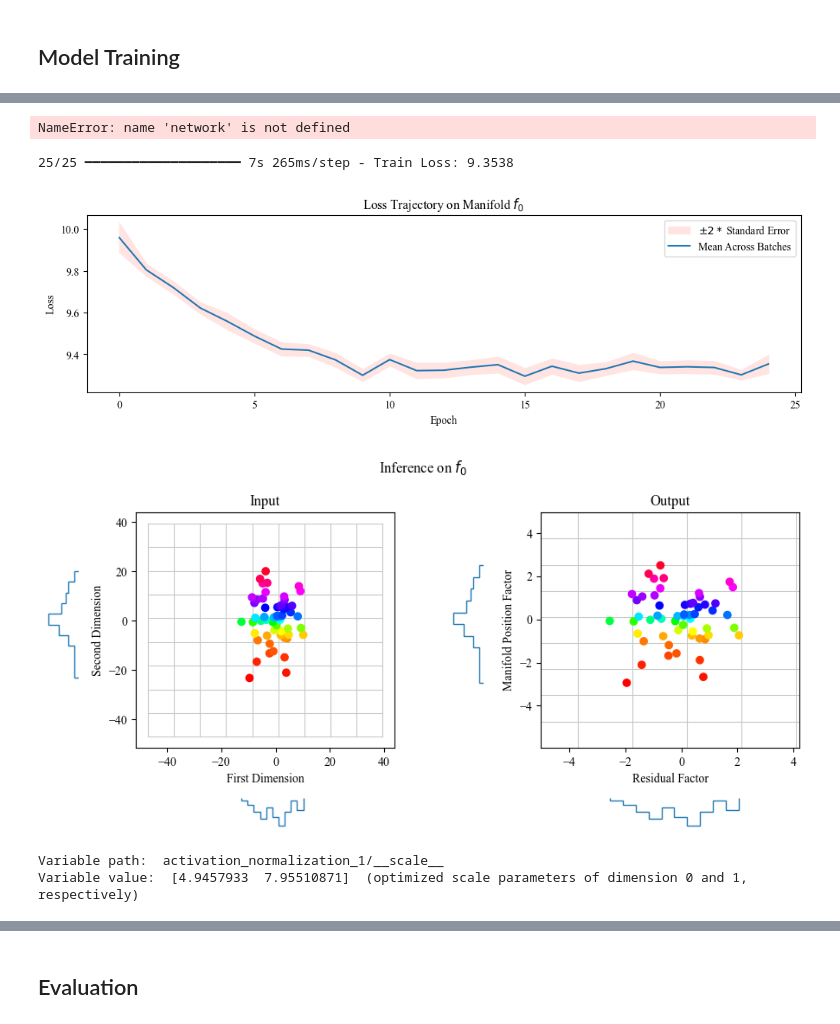
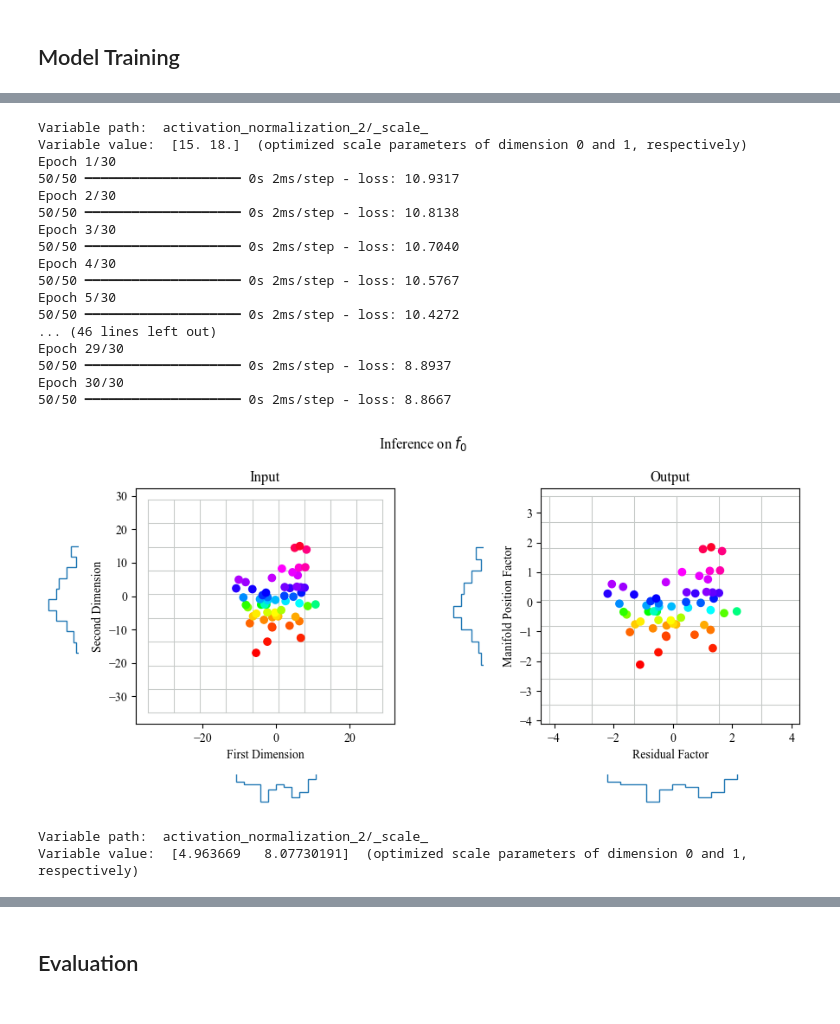
Before and after one commit to TimHenry1995/gyoza, a Jupyter notebook: tutorials/Tutorial 1 - Linear Scaling.ipynb, the cells around one changed output, grey strips where cells are left out. Cells and saved outputs as stored; diff of their text form; code cells hidden in the pictures.

Commit message:
graph mode now working

```diff
--- a/tutorials/Tutorial 1 - Linear Scaling.ipynb
+++ b/tutorials/Tutorial 1 - Linear Scaling.ipynb
@@ -72,5 +144,26 @@ gtp.plot_input_output(network, S=S, manifold_function=manifold_function, noise_s
 # %% [markdown]
 ## Model Training
+# %%
+# Reproducibility
+gtds.reset_random_number_generators(seed=123)
+
+# Build a wrapper using tensorflow functional API
+input_a = tf.keras.layers.Input(shape=(N,), name="z_a")
+input_b = tf.keras.layers.Input(shape=(N,), name="z_b")
+
+z_tilde_a, j_a = flow_model(input_a)
+z_tilde_b, j_b = flow_model(input_b)
+#j_a = flow_model.compute_jacobian_determinant(input_a)
+#j_b = flow_model.compute_jacobian_determinant(input_b)
+
+outputs = tf.keras.layers.Concatenate(axis=-1)([z_tilde_a, z_tilde_b, tf.keras.ops.reshape(j_a, (-1,1)), tf.keras.ops.reshape(j_b, (-1,1))]) # Concatenate them so they arrive as one 'y_pred' in the loss function
+pair_model = tf.keras.Model(inputs=[input_a, input_b], outputs=outputs)
+
+# Compile and Train
+loss_function = gml.SupervisedFactorLoss(dimensions_per_factor=[1,1]) # 1 dimension for the residual factor, 1 for the position factor
+#flow_model.compile(optimizer=tf.keras.optimizers.SGD(learning_rate=0.05), loss=loss_function)
+pair_model.compile(optimizer=tf.keras.optimizers.SGD(learning_rate=0.1), loss=loss_function)
+#tf.keras.utils.plot_model(pair_model, to_file='flow_model_graph.png', show_shapes=True)
 # %%
 # Compute the loss surface
 lb0, ub0, s0 = 3.5, 6.5, 0.1
@@ -104,29 +203,42 @@ plt.show()
-# %%
-# Perturb scale parameters to show that they will be optimized by gradient descent later
-network.trainable_variables[1].assign([3, 15.0])
-print("Variable value: ", network.trainable_variables[1].value.numpy(), " (tweaked scaling parameters of dimension 0 and 1, respectively)")
-# %% [output]
-NameError: name 'network' is not defined
 # %%
 # Ensure scale starts out as suboptimal
-network.trainable_variables[1].assign([3, 15.0])
+flow_model.variables[1].assign([15.0, 18.0])
+print("Variable path: ", flow_model.variables[1].path)
+print("Variable value: ", flow_model.variables[1].value.numpy(), " (optimized scale parameters of dimension 0 and 1, respectively)")
 
 # Calibrate network
-learning_rate = 0.5
-network.compile(optimizer=tf.keras.optimizers.SGD(learning_rate=learning_rate))
-epoch_count = 25
-epoch_loss_means, epoch_loss_standard_deviations = network.fit(iterator=iterator, epoch_count=epoch_count, batch_count=M//batch_size)
-gtp.plot_loss_trajectory(epoch_loss_means=epoch_loss_means, epoch_loss_standard_deviations=epoch_loss_standard_deviations, manifold_name=manifold_name)
+epoch_count = 30
+tensorboard_callback = tf.keras.callbacks.TensorBoard(
+    log_dir="/Users/timdick/Documents/Software Development/gyoza_folder/gyoza/tensorboard_logs",
+    write_graph=True,
+    update_freq='epoch'
+)
+history = pair_model.fit(iterator, steps_per_epoch=50, epochs=epoch_count, callbacks=[tensorboard_callback])
 
 # Plot input and output
-gtp.plot_input_output(network, S=S, manifold_function=manifold_function, noise_standard_deviation=noise_standard_deviation, manifold_name=manifold_name, zoom_output=True)
+gtp.plot_input_output(flow_model, S=S, manifold_function=manifold_function, noise_standard_deviation=noise_standard_deviation, manifold_name=manifold_name, zoom_output=True)
 
 # Check scaling parameters after optimization
-print("Variable path: ", network.trainable_variables[1].path)
-print("Variable value: ", network.trainable_variables[1].value.numpy(), " (optimized scale parameters of dimension 0 and 1, respectively)")
+print("Variable path: ", flow_model.variables[1].path)
+print("Variable value: ", flow_model.variables[1].value.numpy(), " (optimized scale parameters of dimension 0 and 1, respectively)")
 # %% [output]
-25/25 ━━━━━━━━━━━━━━━━━━━━ 7s 265ms/step - Train Loss: 9.3538
+Variable path:  activation_normalization_2/_scale_
+Variable value:  [15. 18.]  (optimized scale parameters of dimension 0 and 1, respectively)
+Epoch 1/30
+50/50 ━━━━━━━━━━━━━━━━━━━━ 0s 2ms/step - loss: 10.9317
+Epoch 2/30
+50/50 ━━━━━━━━━━━━━━━━━━━━ 0s 2ms/step - loss: 10.8138
+Epoch 3/30
+50/50 ━━━━━━━━━━━━━━━━━━━━ 0s 2ms/step - loss: 10.7040
+Epoch 4/30
+50/50 ━━━━━━━━━━━━━━━━━━━━ 0s 2ms/step - loss: 10.5767
+Epoch 5/30
+50/50 ━━━━━━━━━━━━━━━━━━━━ 0s 2ms/step - loss: 10.4272
+... (46 lines left out)
+Epoch 29/30
+50/50 ━━━━━━━━━━━━━━━━━━━━ 0s 2ms/step - loss: 8.8937
+Epoch 30/30
+50/50 ━━━━━━━━━━━━━━━━━━━━ 0s 2ms/step - loss: 8.8667
-[figure, old version]
+[figure, new version]
-[figure, removed]
-Variable path:  activation_normalization_1/__scale__
-Variable value:  [4.9457933  7.95510871]  (optimized scale parameters of dimension 0 and 1, respectively)
+Variable path:  activation_normalization_2/_scale_
+Variable value:  [4.963669   8.07730191]  (optimized scale parameters of dimension 0 and 1, respectively)
```
Also changed, not shown: parts of 8 cells of this notebook, 18 other files.
